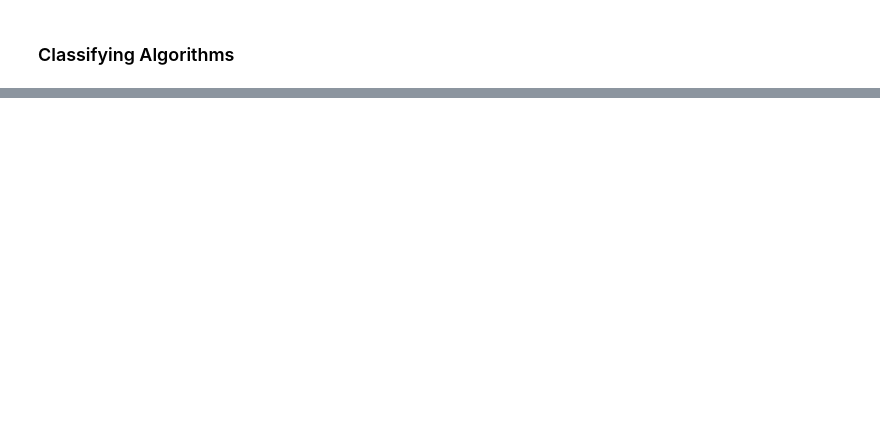
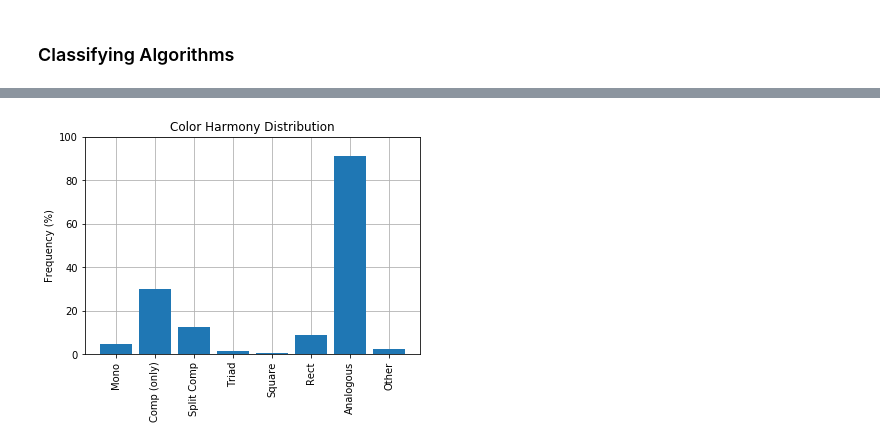
Before and after one commit to profnote/ColorHarmony, a Jupyter notebook: ColorSchemeAnalysis.ipynb, the cells around one changed output, grey strips where cells are left out. Saved outputs shown, nothing was run; the diff lists cells and outputs as text; code cells hidden in the pictures; blank space fills up the shorter version.

```diff
--- a/ColorSchemeAnalysis.ipynb
+++ b/ColorSchemeAnalysis.ipynb
@@ -401,0 +486,19 @@ TypeError: list indices must be integers or slices, not list
+# %%
+# load saved files
+harmonies = np.genfromtxt('harmonies.csv', delimiter=',')
+wheelColors_arr = np.genfromtxt('wheelColors_arr.csv', delimiter=',')
+# %%
+# plot frequencies
+labels = ["Mono", "Comp (only)", "Split Comp", "Triad", "Square", "Rect", "Analogous", "Other"]
+freq = np.sum(harmonies, axis=0) * 100 / 2551
+freq[1] -= freq[4] + freq[5] # remove complementaries that we counted as rect & square
+
+plt.bar(labels, freq, zorder=3)
+plt.grid(zorder=0)
+plt.title("Color Harmony Distribution")
+plt.ylabel("Frequency (%)")
+plt.ylim(0, 100)
+plt.xticks(rotation='vertical')
+plt.show()
+# %% [output]
+[figure, added]
```
Also changed, not shown: parts of 33 cells of this notebook, 2 other files.
